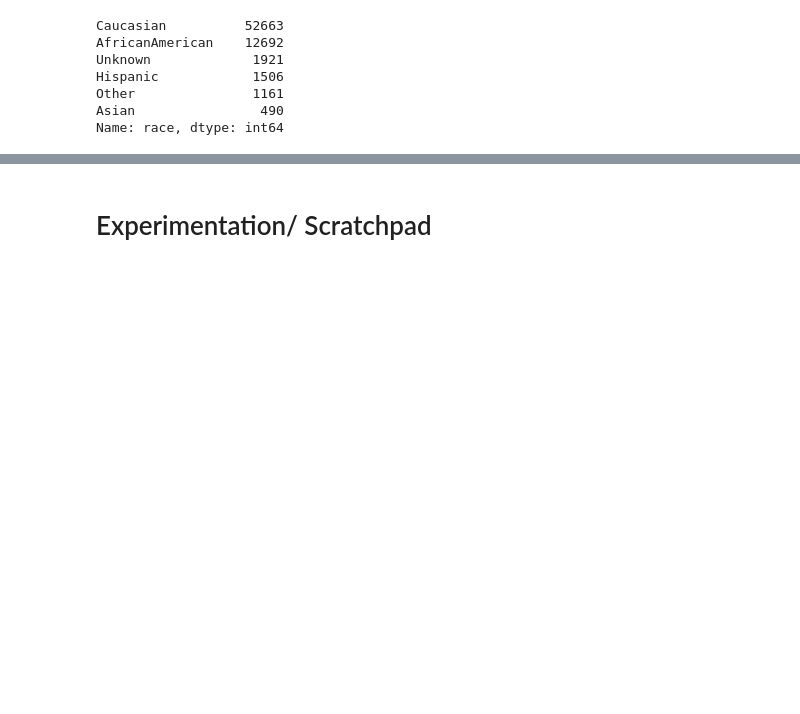
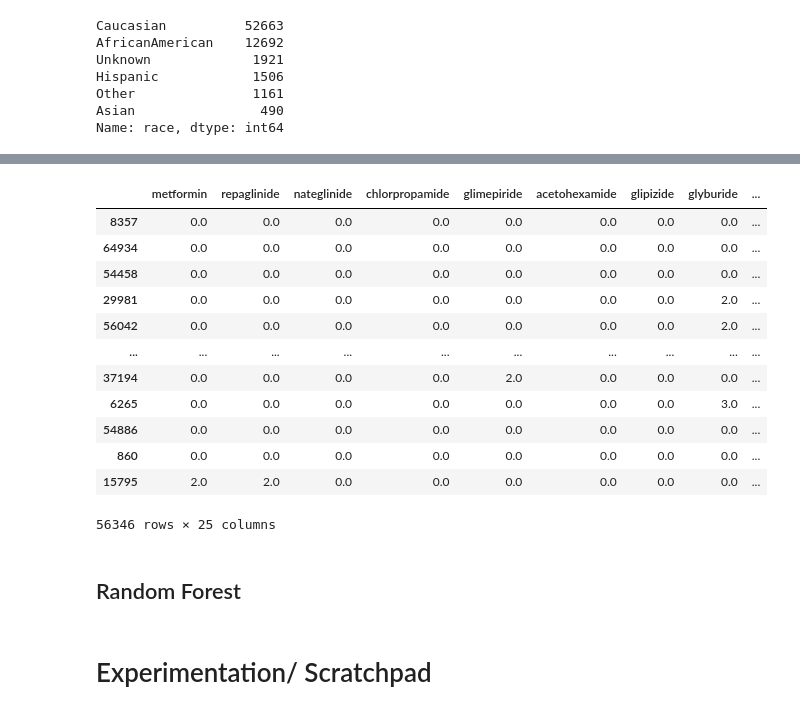
Before and after one commit to bcullinan32/ML_Course, a Jupyter notebook: Class-Data-Clean-Up.ipynb, the cells around one changed output, grey strips where cells are left out. Saved outputs shown, nothing was run; the diff lists cells and outputs as text; code cells hidden in the pictures; blank space fills up the shorter version.

```diff
--- a/Class-Data-Clean-Up.ipynb
+++ b/Class-Data-Clean-Up.ipynb
@@ -414,3 +474,30 @@ mainData
+# %%
+# Multiple Regression -- Set or Reset Test/Train Split
+# Params
+df=tempModelingDF
+ResponseVar = 'readmitted'
+PredictorVar = df.columns.values.tolist()
+PredictorVar.remove(ResponseVar)
+
+# Function Call To prep train/test
+x_train, x_test, y_train, y_test  = testTrainSplit(df, PredictorVar, ResponseVar)
+x_train
+# %% [output]
+|  | metformin | repaglinide | nateglinide | chlorpropamide | glimepiride | acetohexamide | glipizide | glyburide | ... |
+| 8357 | 0.0 | 0.0 | 0.0 | 0.0 | 0.0 | 0.0 | 0.0 | 0.0 | ... |
+| 64934 | 0.0 | 0.0 | 0.0 | 0.0 | 0.0 | 0.0 | 0.0 | 0.0 | ... |
+| 54458 | 0.0 | 0.0 | 0.0 | 0.0 | 0.0 | 0.0 | 0.0 | 0.0 | ... |
+| 29981 | 0.0 | 0.0 | 0.0 | 0.0 | 0.0 | 0.0 | 0.0 | 2.0 | ... |
+| 56042 | 0.0 | 0.0 | 0.0 | 0.0 | 0.0 | 0.0 | 0.0 | 2.0 | ... |
+| ... | ... | ... | ... | ... | ... | ... | ... | ... | ... |
+| 37194 | 0.0 | 0.0 | 0.0 | 0.0 | 2.0 | 0.0 | 0.0 | 0.0 | ... |
+| 6265 | 0.0 | 0.0 | 0.0 | 0.0 | 0.0 | 0.0 | 0.0 | 3.0 | ... |
+| 54886 | 0.0 | 0.0 | 0.0 | 0.0 | 0.0 | 0.0 | 0.0 | 0.0 | ... |
+| 860 | 0.0 | 0.0 | 0.0 | 0.0 | 0.0 | 0.0 | 0.0 | 0.0 | ... |
+| 15795 | 2.0 | 2.0 | 0.0 | 0.0 | 0.0 | 0.0 | 0.0 | 0.0 | ... |
+56346 rows × 25 columns
+# %% [markdown]
+## Random Forest
 # %% [markdown]
 # Experimentation/ Scratchpad
 # %%
```
Also changed, not shown: parts of 11 cells of this notebook.
